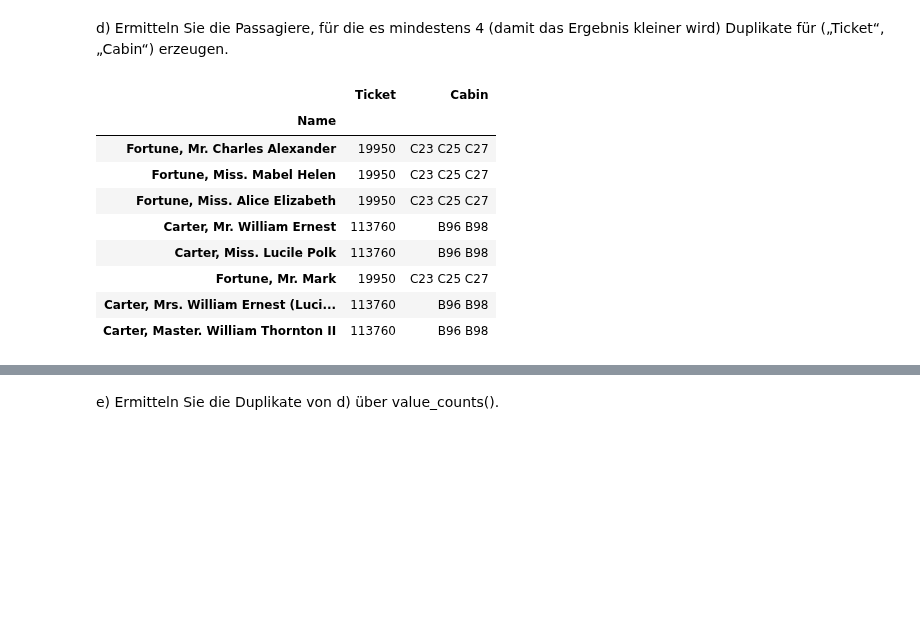
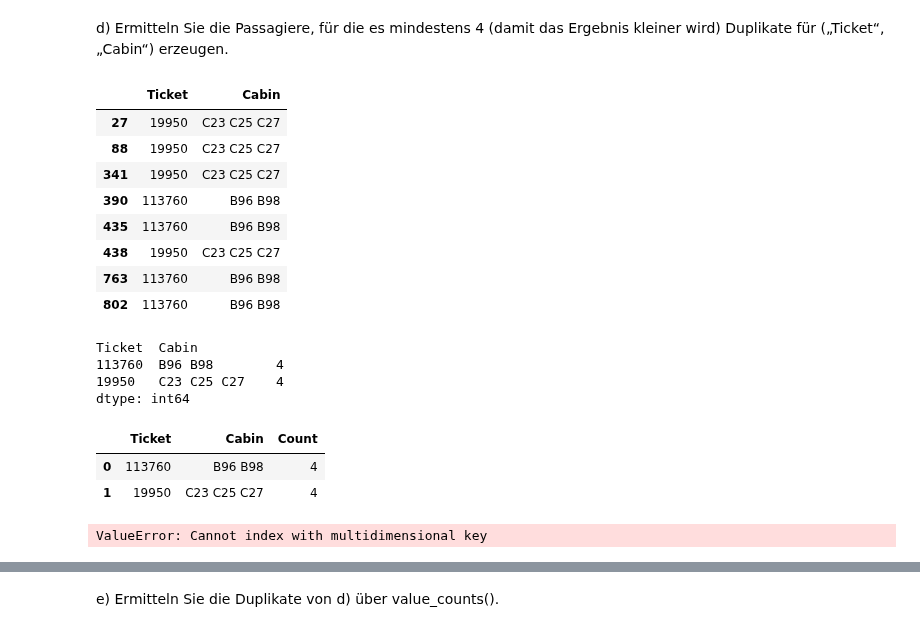
Before and after one commit to OOS-Team/DsKi_DataPreparation, a Jupyter notebook: Aufgabe1_6.ipynb, the cells around one changed output, grey strips where cells are left out. Drawn from its saved outputs; the diff is of its cells as text; code cells hidden in the pictures; blank space fills up the shorter version.

```diff
--- a/Aufgabe_6.ipynb
+++ b/Aufgabe1_6.ipynb
@@ -9,7 +9,7 @@ pd.set_option("mode.copy_on_write", True)
 # %% [output]
 Exception reporting mode: Minimal
 # %%
-t = pd.read_csv('https://raw.githubusercontent.com/pandas-dev/pandas/master/doc/data/titanic.csv')
+t = pd.read_csv('https://raw.githubusercontent.com/pandas-dev/pandas/master/doc/data/titanic.csv',dtype_backend='numpy_nullable')
 # %%
 t.shape
 # %% [output]
@@ -405,23 +478,55 @@ Duplikate für („Ticket“, „Cabin“) erzeugen.
 # %%
 
 # Gruppieren nach "Ticket" und "Cabin" und zählen der Passagiere in jeder Gruppe
 grouped_counts = t.groupby(['Ticket', 'Cabin']).size()
 
 # Filtern der Gruppen, die mindestens 4 Duplikate haben
-tickets_cabins_with_duplicates = grouped_counts[grouped_counts >= 4].index.tolist()
+tickets_cabins_with_duplicates = grouped_counts.loc[grouped_counts >= 4].index.tolist()
 
 # Filtern des DataFrames, um Passagiere mit den identifizierten "Ticket" und "Cabin"-Kombinationen zu erhalten
 passengers_with_duplicates = t[t.set_index(['Ticket', 'Cabin']).index.isin(tickets_cabins_with_duplicates)]
 
 passengers_with_duplicates[['Ticket', 'Cabin']]
 # %% [output]
 |  | Ticket | Cabin |
-| Name |  |  |
-| Fortune, Mr. Charles Alexander | 19950 | C23 C25 C27 |
-| Fortune, Miss. Mabel Helen | 19950 | C23 C25 C27 |
-| Fortune, Miss. Alice Elizabeth | 19950 | C23 C25 C27 |
-| Carter, Mr. William Ernest | 113760 | B96 B98 |
-| Carter, Miss. Lucile Polk | 113760 | B96 B98 |
-| Fortune, Mr. Mark | 19950 | C23 C25 C27 |
-| Carter, Mrs. William Ernest (Luci... | 113760 | B96 B98 |
-| Carter, Master. William Thornton II | 113760 | B96 B98 |
+| 27 | 19950 | C23 C25 C27 |
+| 88 | 19950 | C23 C25 C27 |
+| 341 | 19950 | C23 C25 C27 |
+| 390 | 113760 | B96 B98 |
+| 435 | 113760 | B96 B98 |
+| 438 | 19950 | C23 C25 C27 |
+| 763 | 113760 | B96 B98 |
+| 802 | 113760 | B96 B98 |
+# %%
+s_t = t.groupby(by=["Ticket","Cabin"]).size()
+s_t.loc[s_t>=4]
+# %% [output]
+Ticket  Cabin
+113760  B96 B98        4
+19950   C23 C25 C27    4
+dtype: int64
+# %%
+# Oder
+dup =(
+    t.groupby(by=["Ticket", "Cabin"]).size()
+    .loc[lambda s: s>=4]
+    .reset_index()
+    .rename(columns={0: "Count"})
+)
+dup
+# %% [output]
+|  | Ticket | Cabin | Count |
+| 0 | 113760 | B96 B98 | 4 |
+| 1 | 19950 | C23 C25 C27 | 4 |
+# %%
+##Nach Passagieren filter
+rows = (t["Ticket"].isin(dup["Ticket"])) & (t["Cabin"].isin(dup["Cabin"]))
+
+(
+    t.set_index(["Ticket", "Cabin"])
+    .loc[dup[["Ticket", "Cabin"]]]
+    .sort_values(by=["Ticket", "Cabin"])
+    [["Ticket", "Cabin", "Name", "PassengerId"]]
+)
+# %% [output]
+ValueError: Cannot index with multidimensional key
```
Also changed, not shown: parts of 36 cells of this notebook, 4 other files.
